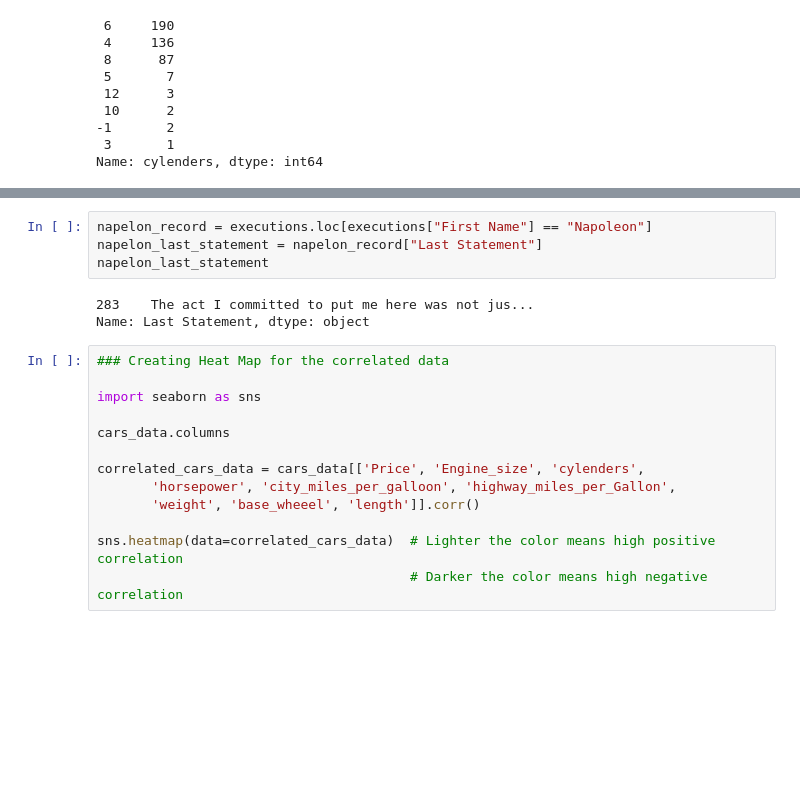
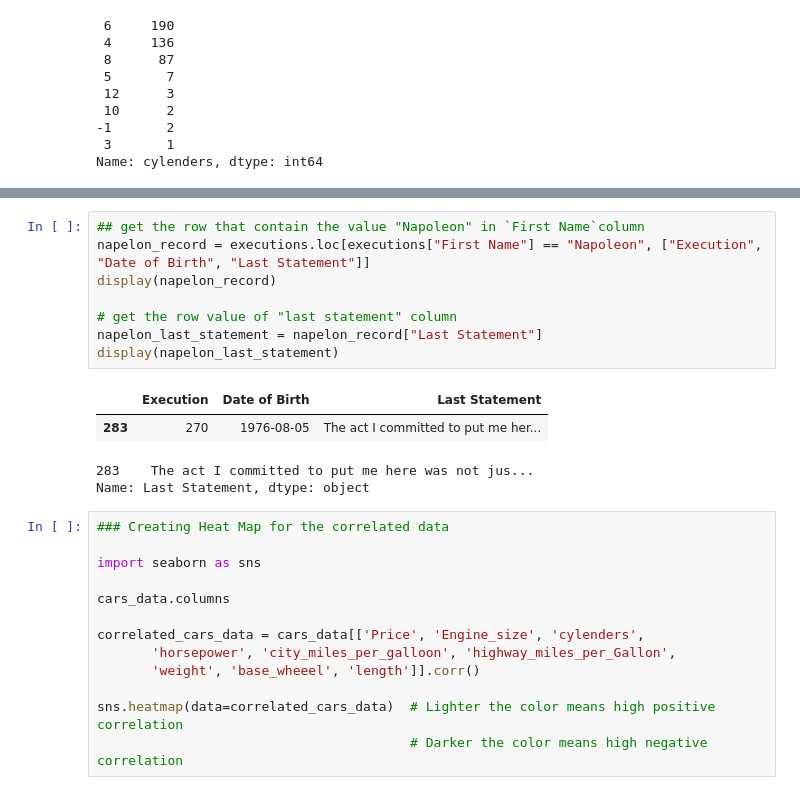
Before and after one commit to Abdelhamid-khamis/Course-Data-Science-and-Supply-Chain-analytics-with-Python, a Jupyter notebook: Section 5 - Supply chain statistical analysis/section 5 - Hameed.ipynb, the cells around one changed output, grey strips where cells are left out. Saved outputs shown, nothing was run; the diff lists cells and outputs as text; blank space fills up the shorter version.

```diff
--- a/Section 5 - Supply chain statistical analysis/section 5 - Hameed.ipynb
+++ b/Section 5 - Supply chain statistical analysis/section 5 - Hameed.ipynb
@@ -191,13 +189,19 @@ executions
 | 551 | 2 | 1954-09-27 | 1980-04-20 | 6.0 | Autry | James | 670 | ... |
 | 552 | 1 | 1942-09-01 | 1976-12-14 | 12.0 | Brooks, Jr. | Charlie | 592 | ... |
 553 rows × 18 columns
-# %%
-napelon_record = executions.loc[executions["First Name"] == "Napoleon"]
-napelon_last_statement = napelon_record["Last Statement"]
-napelon_last_statement
-# %% [output]
-283    The act I committed to put me here was not jus...
-Name: Last Statement, dtype: object
+# %%
+## get the row that contain the value "Napoleon" in `First Name`column
+napelon_record = executions.loc[executions["First Name"] == "Napoleon", ["Execution", "Date of Birth", "Last Statement"]]
+display(napelon_record)
+
+# get the row value of "last statement" column
+napelon_last_statement = napelon_record["Last Statement"]
+display(napelon_last_statement)
+# %% [output]
+|  | Execution | Date of Birth | Last Statement |
+| 283 | 270 | 1976-08-05 | The act I committed to put me her... |
+283    The act I committed to put me here was not jus...
+Name: Last Statement, dtype: object
 # %%
 ### Creating Heat Map for the correlated data
 
```
Also changed, not shown: parts of 15 cells of this notebook, 9 other files.
